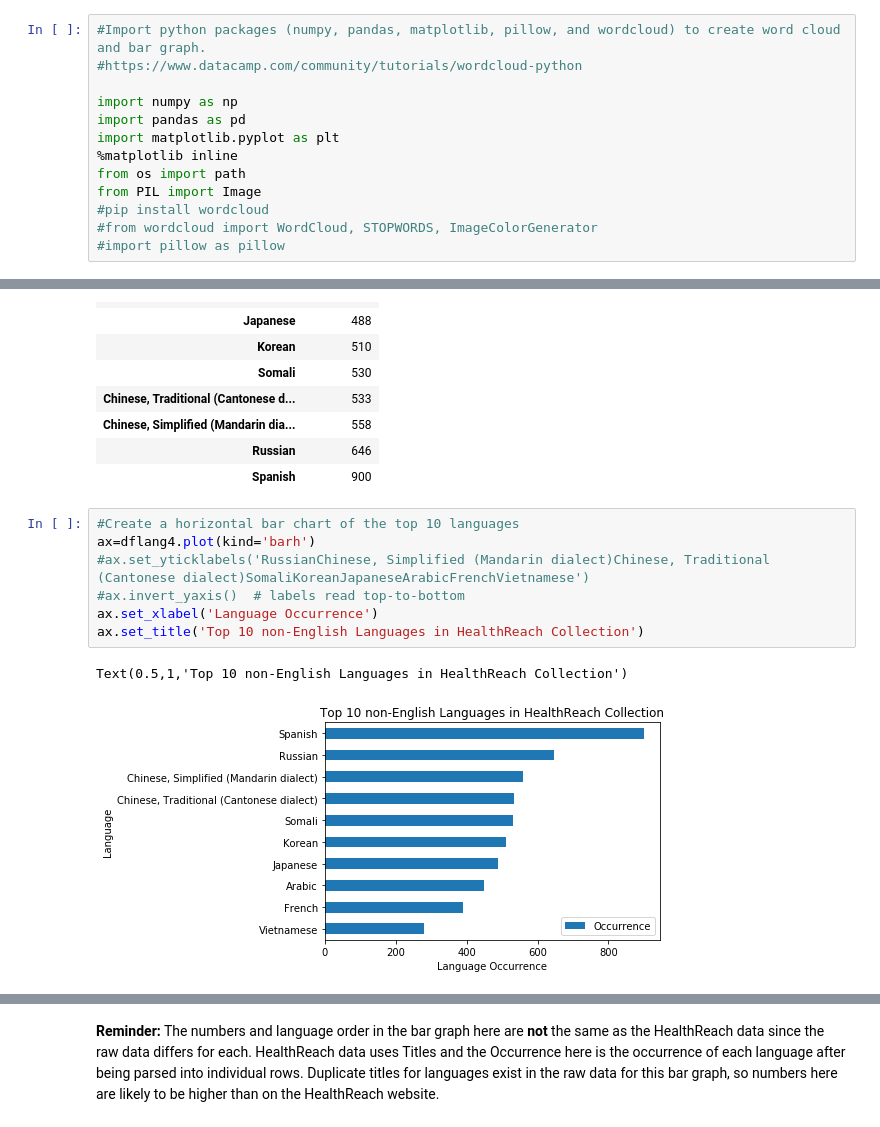
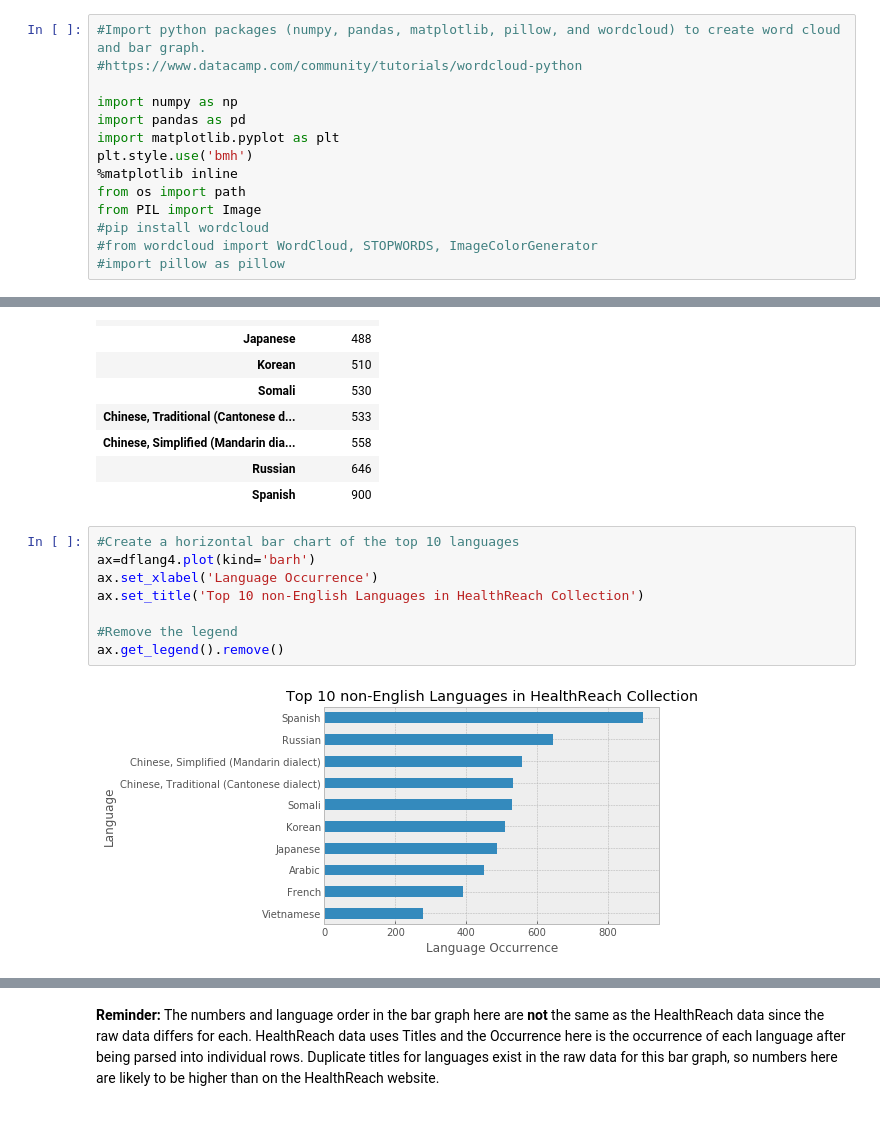
Before and after one commit to ihcihci/final-project-nlm, a Jupyter notebook: NLM data_FINAL_plus_IHC.ipynb, the cells around one changed output, grey strips where cells are left out. Saved outputs shown, nothing was run; the diff lists cells and outputs as text.

```diff
--- a/NLM data_FINAL_plus_IHC.ipynb
+++ b/NLM data_FINAL_plus_IHC.ipynb
@@ -459,6 +459,7 @@ Name: Language, Length: 61, dtype: int64
 import numpy as np
 import pandas as pd
 import matplotlib.pyplot as plt
+plt.style.use('bmh')
 %matplotlib inline
 from os import path
 from PIL import Image
@@ -565,10 +566,10 @@ dflang4
 # %%
 #Create a horizontal bar chart of the top 10 languages
 ax=dflang4.plot(kind='barh')
-#ax.set_yticklabels('RussianChinese, Simplified (Mandarin dialect)Chinese, Traditional (Cantonese dialect)SomaliKoreanJapaneseArabicFrenchVietnamese')
-#ax.invert_yaxis()  # labels read top-to-bottom
 ax.set_xlabel('Language Occurrence')
 ax.set_title('Top 10 non-English Languages in HealthReach Collection')
+
+#Remove the legend
+ax.get_legend().remove()
 # %% [output]
-Text(0.5,1,'Top 10 non-English Languages in HealthReach Collection')
-[figure, old version]
+[figure, new version]
```
Also changed, not shown: parts of 6 cells of this notebook.
